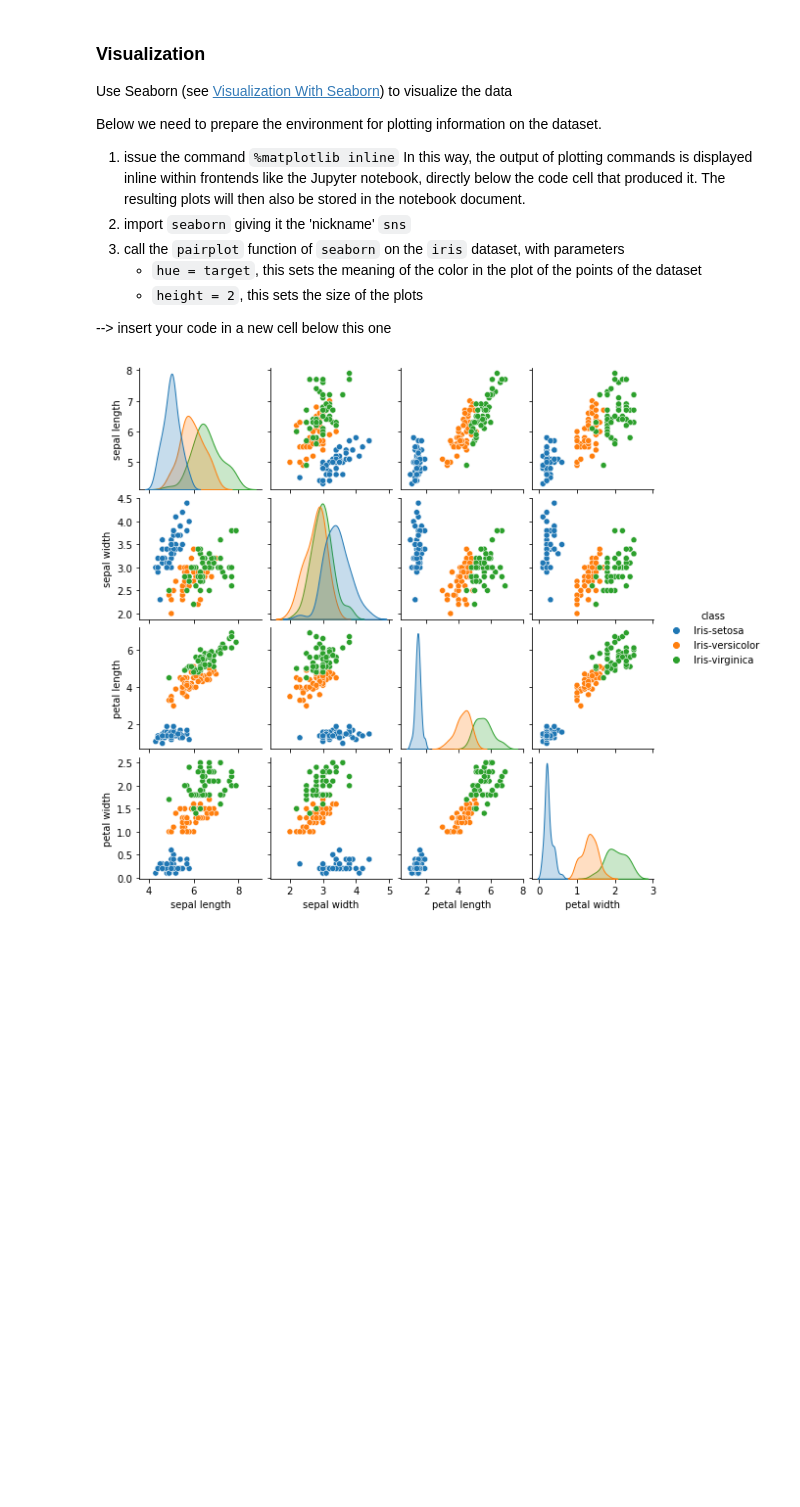
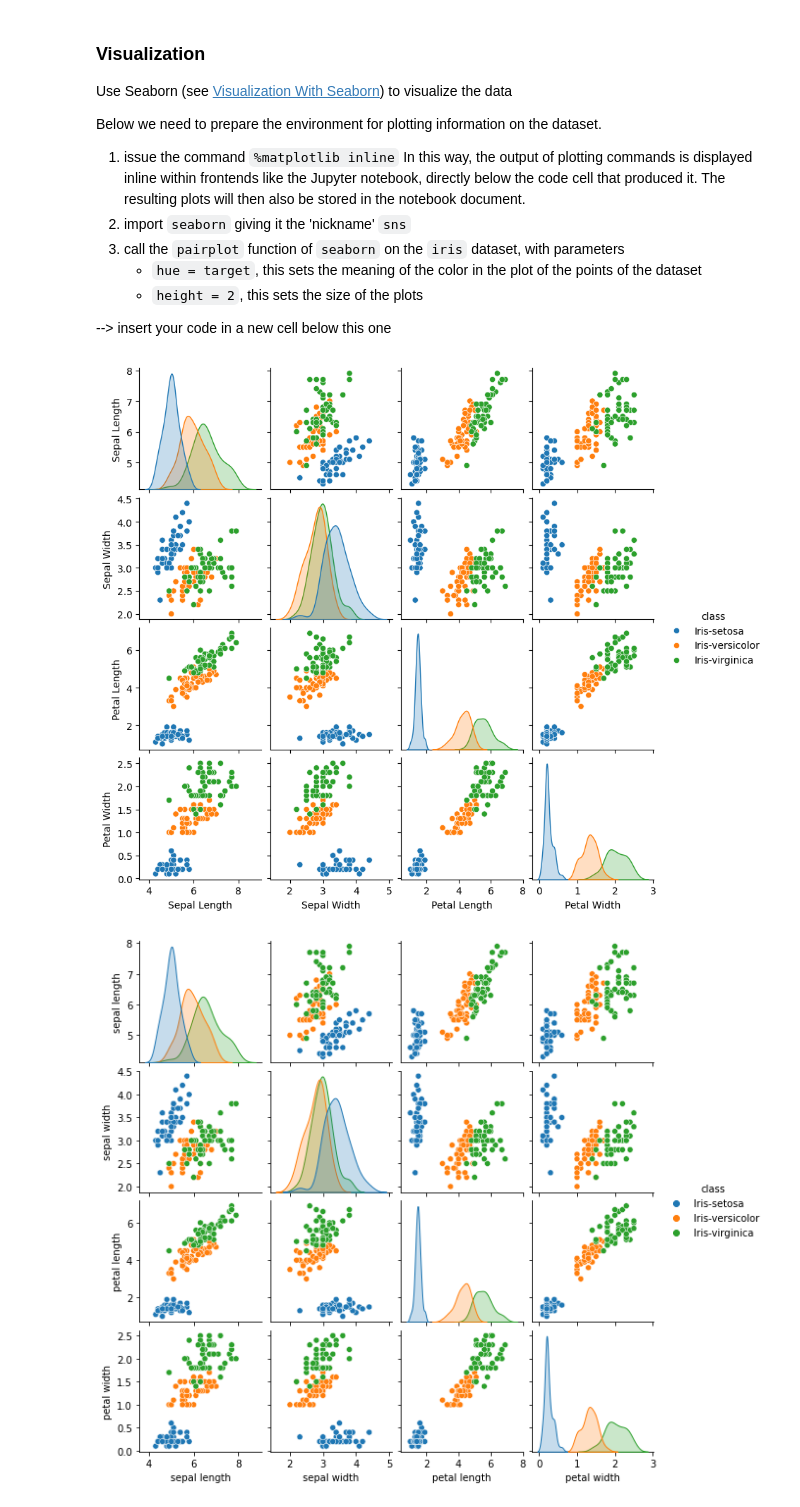
Before and after one commit to FabioC-alt/DataMiningStudyRepo, a Jupyter notebook: Practice/Lab2_Classification/lab3a-class-dt-hold-out.ipynb, the cells around one changed output. Saved outputs shown, nothing was run; the diff lists cells and outputs as text; code cells hidden in the pictures; blank space fills up the shorter version.

```diff
--- a/Practice/Lab2_Classification/lab3a-class-dt-hold-out.ipynb
+++ b/Practice/Lab2_Classification/lab3a-class-dt-hold-out.ipynb
@@ -79,6 +79,12 @@ Below we need to prepare the environment for plotting information on the dataset
     - `height = 2`, this sets the size of the plots
 
 --> insert your code in a new cell below this one
+# %%
+%matplotlib inline
+import seaborn as sns
+sns.pairplot(values, hue="class", height=2);
+# %% [output]
+[figure, added]
 # %%
 # %% [output]
 [figure]
```
Also changed, not shown: parts of 11 cells of this notebook.
